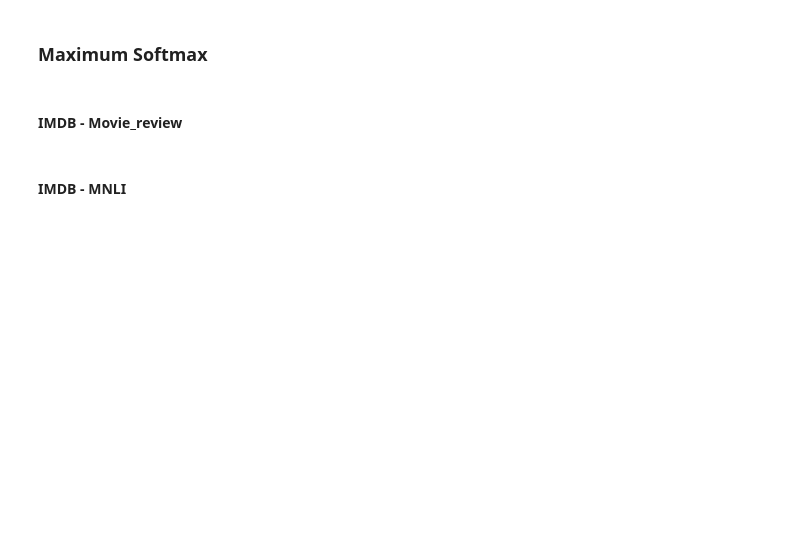
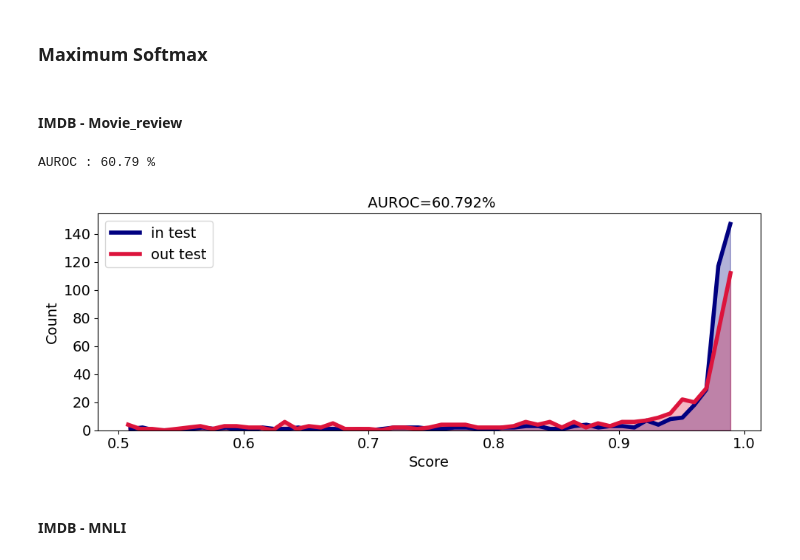
Before and after one commit to Julien2048/NLP_Project_OOD, a Jupyter notebook: Notebooks/get_metric_ood.ipynb, the cells around one changed output. Cells and saved outputs as stored; diff of their text form; code cells hidden in the pictures; blank space fills up the shorter version.

```diff
--- a/Notebooks/get_metric_ood.ipynb
+++ b/Notebooks/get_metric_ood.ipynb
@@ -40,8 +52,8 @@ if torch.cuda.is_available():
 else:
     device = torch.device('cpu')
 # %%
-model_prelogits = DistilBertClassifier(device=device, prelogits=True,training=False, path_pretrained_model="/NLP_Project_OOD/model_transformers/models_trained/model_imdb_distilbert")
-model_hidden_state = DistilBertClassifier(device=device, prelogits=False, training=False, path_pretrained_model="/NLP_Project_OOD/model_transformers/models_trained/model_imdb_distilbert")
+model_prelogits = DistilBertClassifier(device=device, prelogits=True, path_pretrained_model="/content/gdrive/MyDrive/NLP_Project_OOD/models_trained/model_imdb_distilbert")
+model_hidden_state = DistilBertClassifier(device=device, prelogits=False, path_pretrained_model="/content/gdrive/MyDrive/NLP_Project_OOD/models_trained/model_imdb_distilbert")
 # %%
 imdb_prelogits_train, imdb_logits_train = model_prelogits.load_prelogit_logit("imdb", "train", path="/content/gdrive/MyDrive/NLP_Project_OOD/logits-prelogits/imdb-mr-mnli/")
 imdb_prelogits_test, imdb_logits_test = model_prelogits.load_prelogit_logit("imdb", "test", path="/content/gdrive/MyDrive/NLP_Project_OOD/logits-prelogits/imdb-mr-mnli/")
@@ -154,2 +170,13 @@ results()
+# %%
+softmax_imdb_mr = MaxSoftmax(
+    imdb_logits_test,
+    movie_review_logits_test,
+)
+onehots_imdb_mr, scores_imdb_mr = softmax_imdb_mr()
+results_imdb_mr = ResultsOOD(onehots_imdb_mr, scores_imdb_mr)
+results_imdb_mr()
+# %% [output]
+AUROC : 60.79 %
+[figure, added]
 # %% [markdown]
 #### IMDB - MNLI
```
Also changed, not shown: parts of 20 cells of this notebook, 2 other files.
